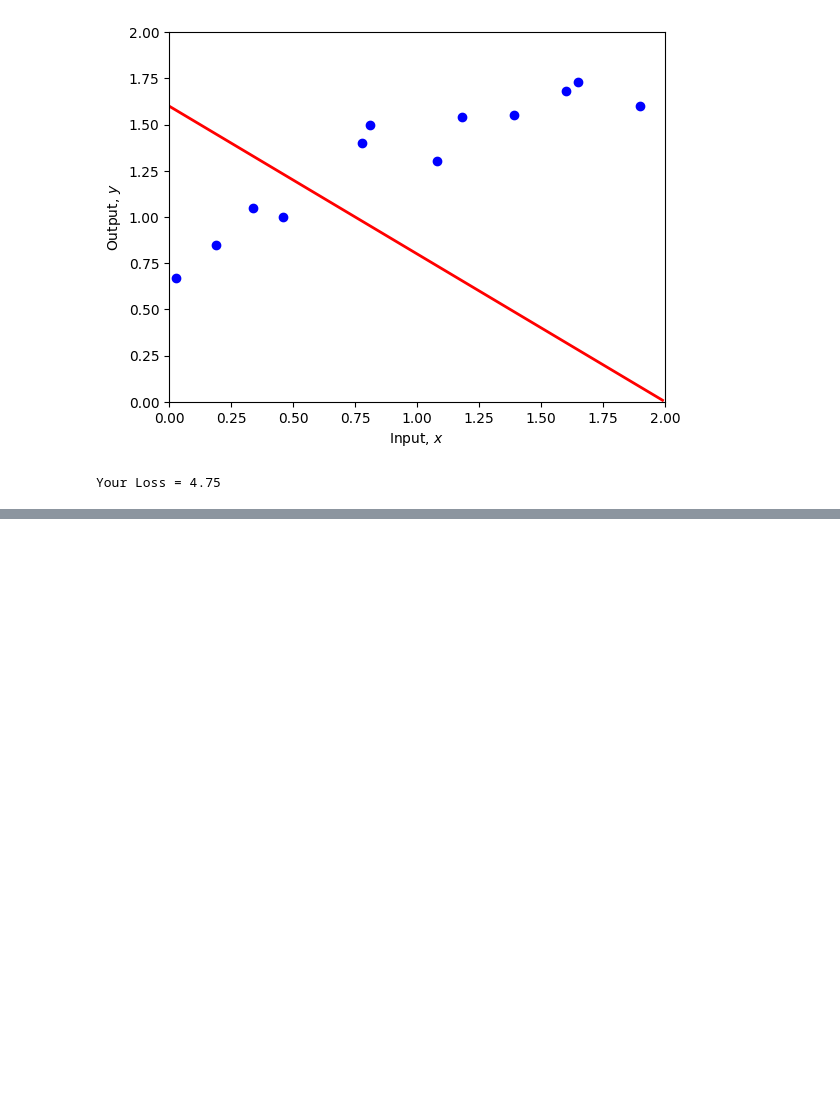
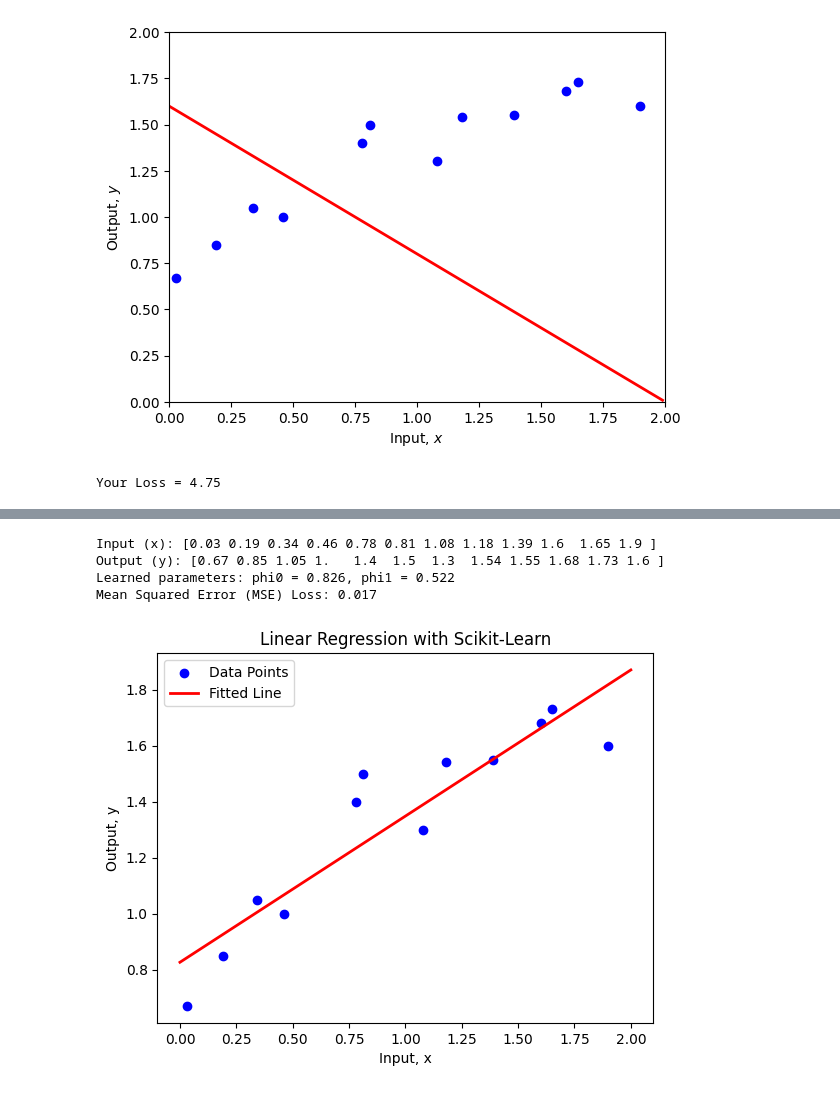
Before and after one commit to profmohamed/DL-Course-UDL-Book-Based-, a Jupyter notebook: Implementations/LinearRegression.ipynb, the cells around one changed output, grey strips where cells are left out. Drawn from its saved outputs; the diff is of its cells as text; code cells hidden in the pictures; blank space fills up the shorter version.

```diff
--- a/Implementations/LinearRegression.ipynb
+++ b/Implementations/LinearRegression.ipynb
@@ -142 +143,54 @@ phi0: 1.424, phi1: -0.002, Loss: -8.390
 ... (188 outputs left out)
+# %%
+# write linear regression using scikitlearn to learn this model
+# Note that Scikit-learn has't hyperparameters like : learning-rate - num of epoches
+# as LinearRegression model () use close form solutoin using normal Equation
+
+from sklearn.linear_model import LinearRegression
+from sklearn.metrics import mean_squared_error
+
+# Create some input / output data
+x = np.array([0.03, 0.19, 0.34, 0.46, 0.78, 0.81, 1.08, 1.18, 1.39, 1.60, 1.65, 1.90])
+y = np.array([0.67, 0.85, 1.05, 1.0, 1.40, 1.5, 1.3, 1.54, 1.55, 1.68, 1.73, 1.6 ])
+print("Input (x):", x)
+print("Output (y):", y)
+
+# Reshape x for sklearn (as it expects a 2D array)
+x_reshaped = x.reshape(-1, 1)
+
+# Train Linear Regression Model
+model = LinearRegression()
+model.fit(x_reshaped, y)
+
+# Extract learned parameters
+phi0 = model.intercept_  # Intercept
+phi1 = model.coef_[0]    # Slope
+
+# Print learned parameters
+print(f"Learned parameters: phi0 = {phi0:.3f}, phi1 = {phi1:.3f}")
+
+# Predict y values for training data
+y_pred_train = model.predict(x_reshaped)
+
+# Compute Mean Squared Error (MSE) Loss
+mse = mean_squared_error(y, y_pred_train)
+print(f"Mean Squared Error (MSE) Loss: {mse:.3f}")
+
+# Predict y values for plotting
+x_line = np.linspace(0, 2, 100).reshape(-1, 1)
+y_pred = model.predict(x_line)
+
+# Plot the data and regression line
+plt.scatter(x, y, color='blue', label='Data Points')
+plt.plot(x_line, y_pred, 'r-', lw=2, label='Fitted Line')
+plt.xlabel('Input, x')
+plt.ylabel('Output, y')
+plt.title('Linear Regression with Scikit-Learn')
+plt.legend()
+plt.show()
+# %% [output]
+Input (x): [0.03 0.19 0.34 0.46 0.78 0.81 1.08 1.18 1.39 1.6  1.65 1.9 ]
+Output (y): [0.67 0.85 1.05 1.   1.4  1.5  1.3  1.54 1.55 1.68 1.73 1.6 ]
+Learned parameters: phi0 = 0.826, phi1 = 0.522
+Mean Squared Error (MSE) Loss: 0.017
+[figure, added]
```
Also changed, not shown: parts of 1 cell of this notebook.
